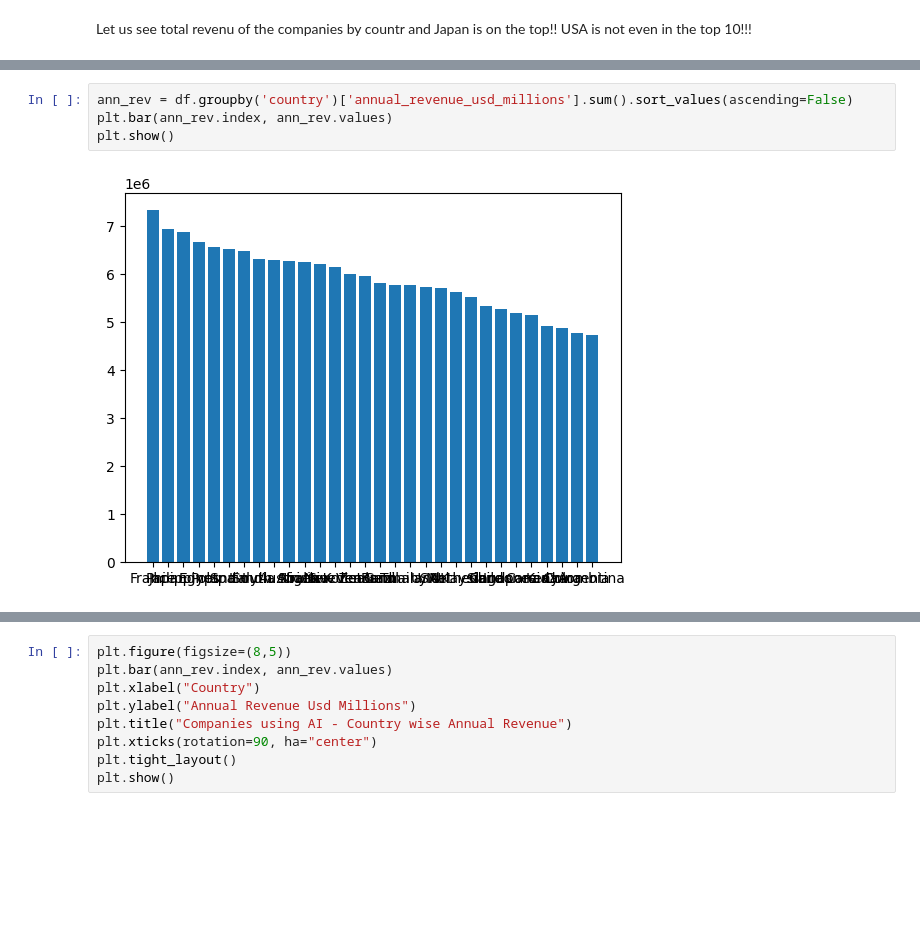
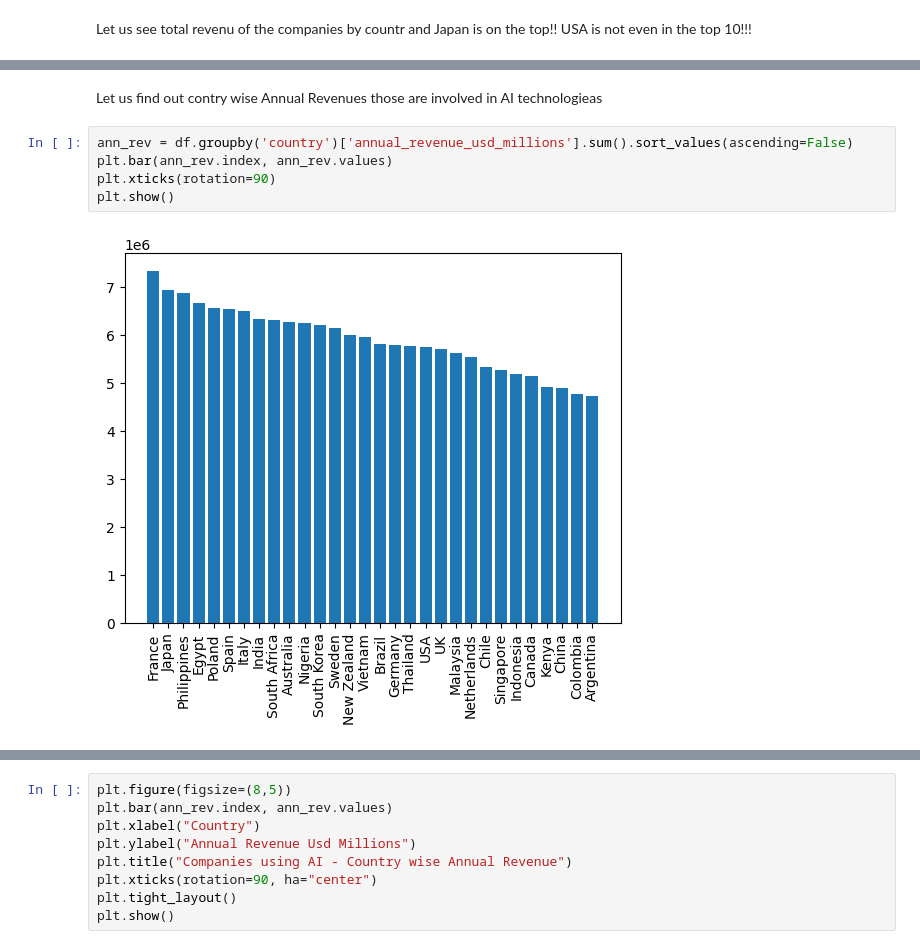
Before and after one commit to HemDesh/Data_Analysis_on_AI_Adoption_and_Workforce_Impact, a Jupyter notebook: notebooks/main.ipynb, the cells around one changed output, grey strips where cells are left out. Cells and saved outputs as stored; diff of their text form; blank space fills up the shorter version.

```diff
--- a/notebooks/main.ipynb
+++ b/notebooks/main.ipynb
@@ -505,12 +499,15 @@ China           4887981.04
 Colombia        4767314.13
 Argentina       4726203.68
 Name: annual_revenue_usd_millions, dtype: float64
+# %% [markdown]
+Let us find out contry wise Annual Revenues those are involved in AI technologieas
 # %%
 ann_rev = df.groupby('country')['annual_revenue_usd_millions'].sum().sort_values(ascending=False)
 plt.bar(ann_rev.index, ann_rev.values)
+plt.xticks(rotation=90)
 plt.show()
 # %% [output]
-[figure, old version]
+[figure, new version]
 # %%
 plt.bar(ann_rev.index, ann_rev.values)
 plt.xlabel("Country")
```
Also changed, not shown: parts of 40 cells of this notebook, 2 other files.
